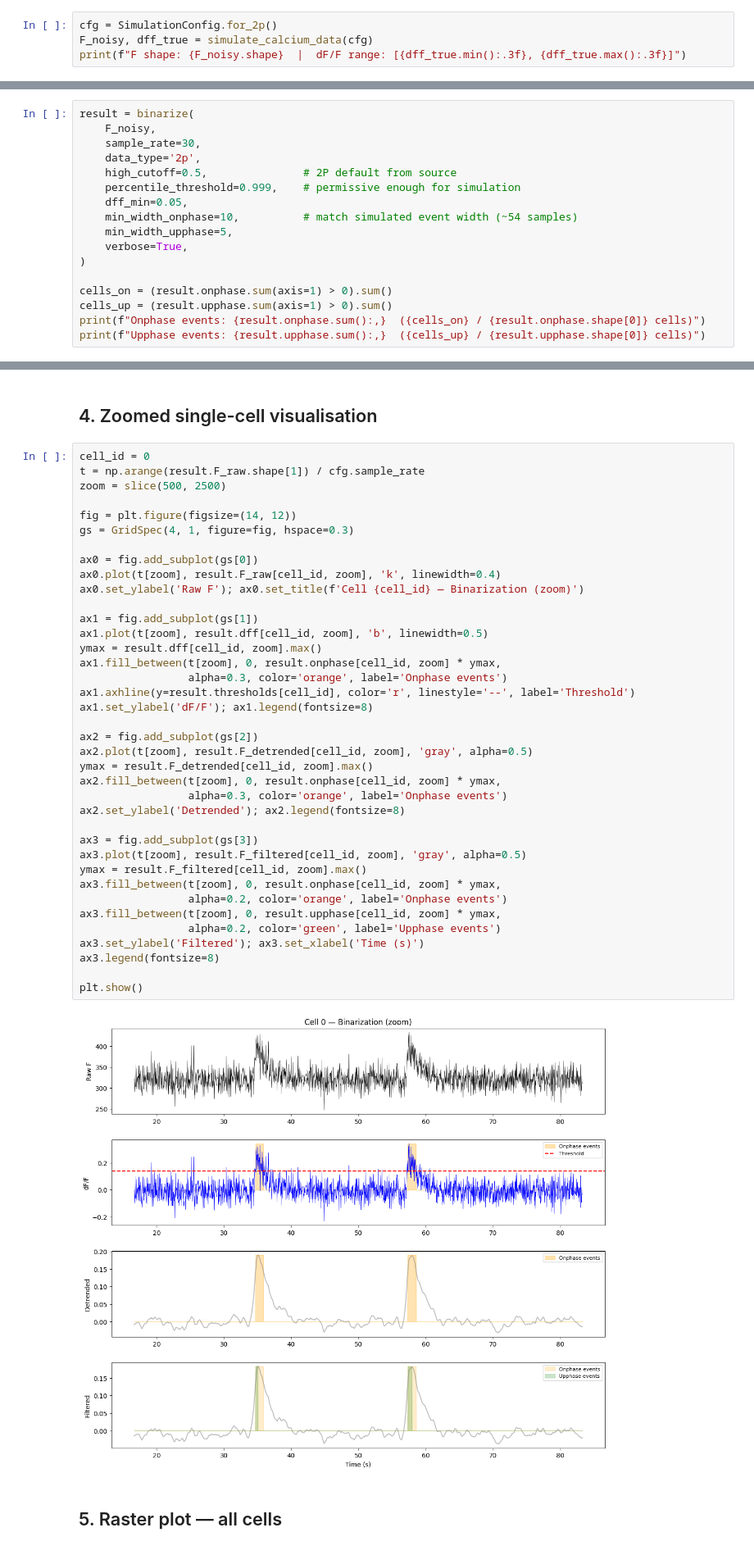
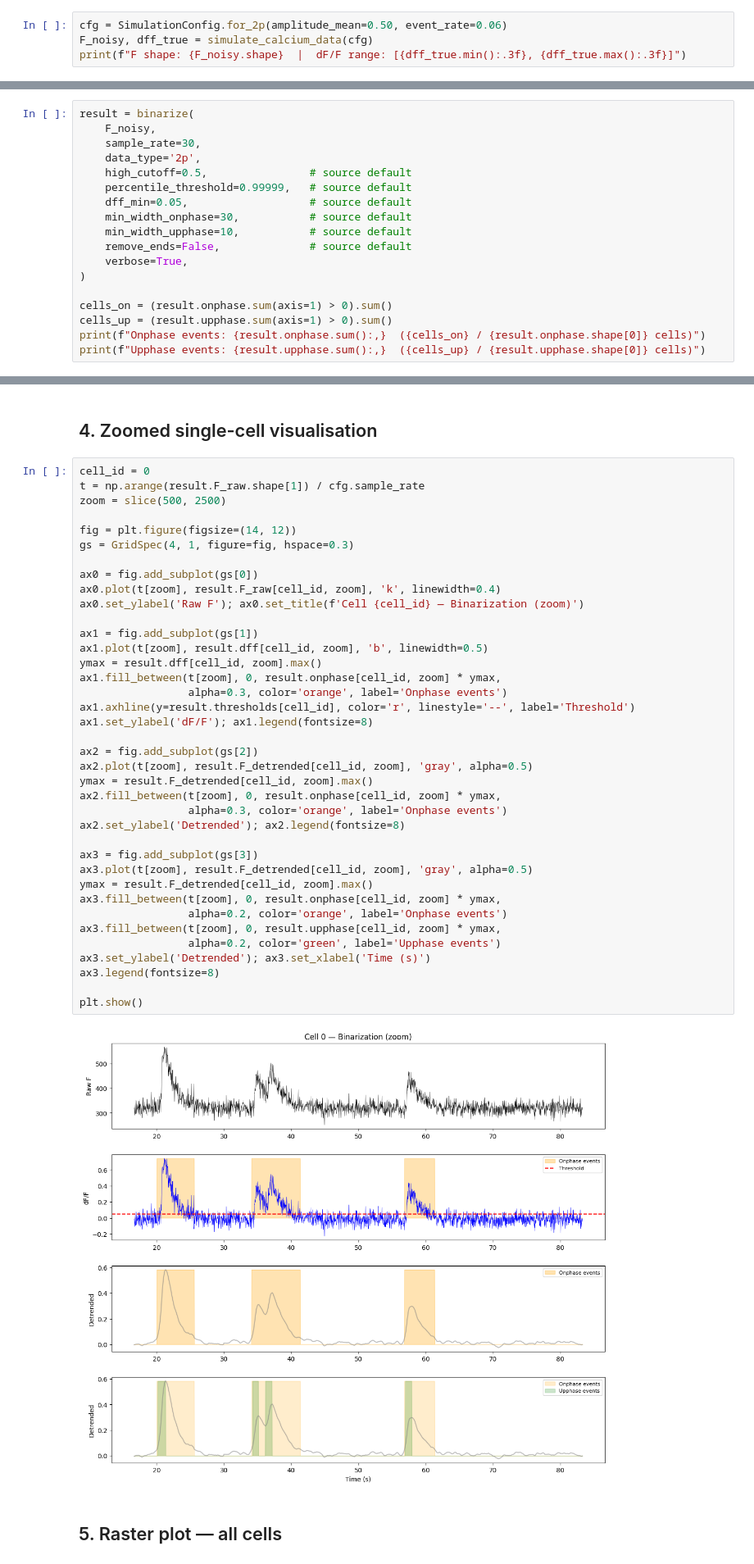
Before and after one commit to Ch3fUlrich/binarize2pcalcium, a Jupyter notebook: notebooks/2p_analysis.ipynb, the cells around one changed output, grey strips where cells are left out. Shown at 82% size. Drawn from its saved outputs; the diff is of its cells as text.

```diff
--- a/notebooks/2p_analysis.ipynb
+++ b/notebooks/2p_analysis.ipynb
@@ -21,7 +21,7 @@ Setup complete.
 `SimulationConfig.for_2p()` provides GCaMP6s kinetics, 30% dF/F peaks,
 300-photon baselines, Poisson shot + Gaussian read noise, and slow drift.
 # %%
-cfg = SimulationConfig.for_2p()
+cfg = SimulationConfig.for_2p(amplitude_mean=0.50, event_rate=0.06)
 F_noisy, dff_true = simulate_calcium_data(cfg)
 print(f"F shape: {F_noisy.shape}  |  dF/F range: [{dff_true.min():.3f}, {dff_true.max():.3f}]")
 # %% [output]
@@ -44,11 +46,12 @@ result = binarize(
     F_noisy,
     sample_rate=30,
     data_type='2p',
-    high_cutoff=0.5,               # 2P default from source
-    percentile_threshold=0.999,    # permissive enough for simulation
-    dff_min=0.05,
-    min_width_onphase=10,          # match simulated event width (~54 samples)
-    min_width_upphase=5,
+    high_cutoff=0.5,                # source default
+    percentile_threshold=0.99999,   # source default
+    dff_min=0.05,                   # source default
+    min_width_onphase=30,           # source default
+    min_width_upphase=10,           # source default
+    remove_ends=False,              # source default
     verbose=True,
 )
 
@@ -106,37 +109,37 @@ fig = plt.figure(figsize=(14, 12))
 gs = GridSpec(4, 1, figure=fig, hspace=0.3)
 
 ax0 = fig.add_subplot(gs[0])
 ax0.plot(t[zoom], result.F_raw[cell_id, zoom], 'k', linewidth=0.4)
 ax0.set_ylabel('Raw F'); ax0.set_title(f'Cell {cell_id} — Binarization (zoom)')
 
 ax1 = fig.add_subplot(gs[1])
 ax1.plot(t[zoom], result.dff[cell_id, zoom], 'b', linewidth=0.5)
 ymax = result.dff[cell_id, zoom].max()
 ax1.fill_between(t[zoom], 0, result.onphase[cell_id, zoom] * ymax,
                  alpha=0.3, color='orange', label='Onphase events')
 ax1.axhline(y=result.thresholds[cell_id], color='r', linestyle='--', label='Threshold')
 ax1.set_ylabel('dF/F'); ax1.legend(fontsize=8)
 
 ax2 = fig.add_subplot(gs[2])
 ax2.plot(t[zoom], result.F_detrended[cell_id, zoom], 'gray', alpha=0.5)
 ymax = result.F_detrended[cell_id, zoom].max()
 ax2.fill_between(t[zoom], 0, result.onphase[cell_id, zoom] * ymax,
                  alpha=0.3, color='orange', label='Onphase events')
 ax2.set_ylabel('Detrended'); ax2.legend(fontsize=8)
 
 ax3 = fig.add_subplot(gs[3])
-ax3.plot(t[zoom], result.F_filtered[cell_id, zoom], 'gray', alpha=0.5)
-ymax = result.F_filtered[cell_id, zoom].max()
+ax3.plot(t[zoom], result.F_detrended[cell_id, zoom], 'gray', alpha=0.5)
+ymax = result.F_detrended[cell_id, zoom].max()
 ax3.fill_between(t[zoom], 0, result.onphase[cell_id, zoom] * ymax,
                  alpha=0.2, color='orange', label='Onphase events')
 ax3.fill_between(t[zoom], 0, result.upphase[cell_id, zoom] * ymax,
                  alpha=0.2, color='green', label='Upphase events')
-ax3.set_ylabel('Filtered'); ax3.set_xlabel('Time (s)')
+ax3.set_ylabel('Detrended'); ax3.set_xlabel('Time (s)')
 ax3.legend(fontsize=8)
 
 plt.show()
 # %% [output]
-[figure, old version]
+[figure, new version]
 # %% [markdown]
 ## 5. Raster plot — all cells
 # %%
```
Also changed, not shown: parts of 6 cells of this notebook, 7 other files.
